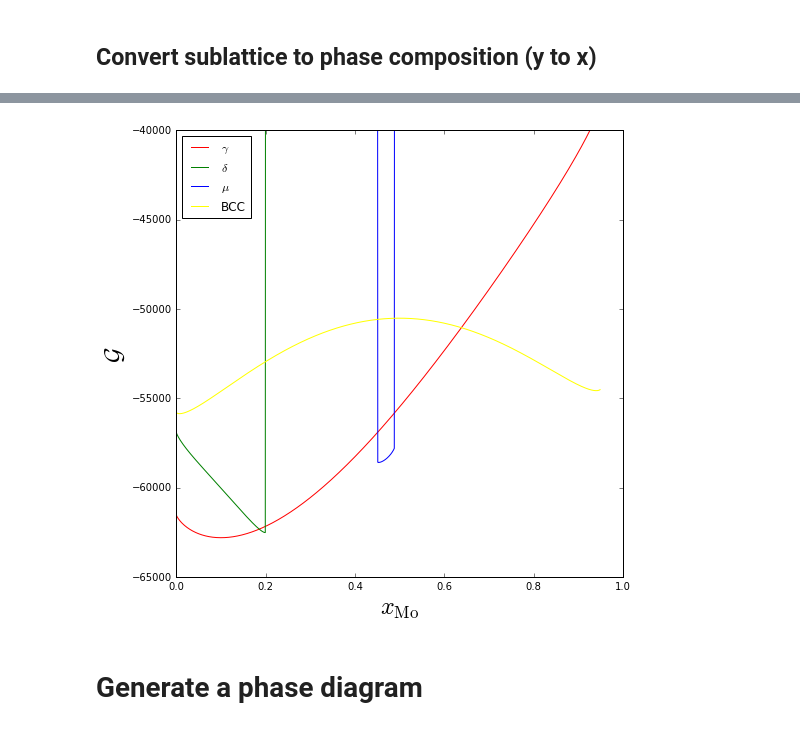
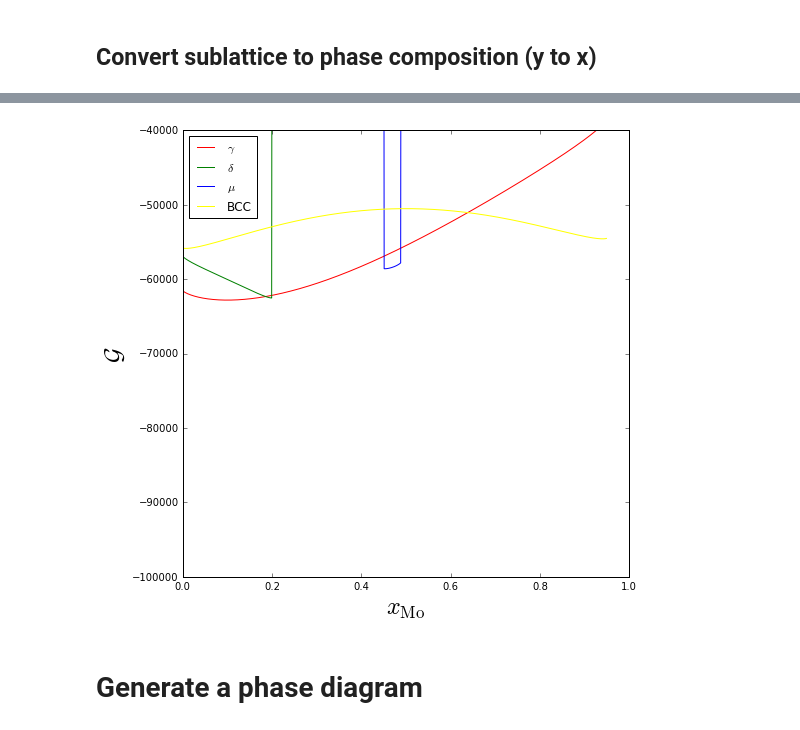
Before and after one commit to usnistgov/phasefield-precipitate-aging, a Jupyter notebook: CALPHAD_qhull.ipynb, the cells around one changed output, grey strips where cells are left out. Cells and saved outputs as stored; diff of their text form; code cells hidden in the pictures.

```diff
--- a/CALPHAD_qhull.ipynb
+++ b/CALPHAD_qhull.ipynb
@@ -146,7 +148,7 @@ if True:
     plt.figure(figsize=(8, 8))
     plt.xlabel(r'$x_\mathrm{Nb}$', fontsize=24)
     plt.ylabel(r'$\mathcal{G}$', fontsize=24)
-    plt.ylim([-80000, -50000])
+    plt.ylim([-100000, -40000])
     for i in range(len(labels)):
         plt.plot(X, G[i], color=colors[i], label=labels[i])
     plt.legend(loc='best')
@@ -155,28 +157,28 @@ if True:
 # %%
 # plot Gibbs energy curves for fixed x_Nb = 5% to check delta stability
 if True:
     xnb = 0.05
     X = []
     G = [[],[],[],[]]
 
     for xmo in np.linspace(epsilon,1,1001):
         xni = 1-xmo-xnb
         if xni>0:
             X.append(xmo)
             G[0].append(Gg(xmo,xnb,xni))
             G[1].append(Gd(xmo,xnb,xni))
             G[2].append(Gu(xmo,xnb,xni))
             G[3].append(Gb(xmo,xnb,xni))
 
     plt.figure(figsize=(8, 8))
     plt.xlabel(r'$x_\mathrm{Mo}$', fontsize=24)
     plt.ylabel(r'$\mathcal{G}$', fontsize=24)
-    plt.ylim([-65000, -40000])
+    plt.ylim([-100000, -40000])
     for i in range(len(labels)):
         plt.plot(X, G[i], color=colors[i], label=labels[i])
     plt.legend(loc='best')
 # %% [output]
-[figure, old version]
+[figure, new version]
 # %% [markdown]
 # Generate a phase diagram
 # %% [markdown]
```
Also changed, not shown: parts of 7 cells of this notebook, 1 other file.
